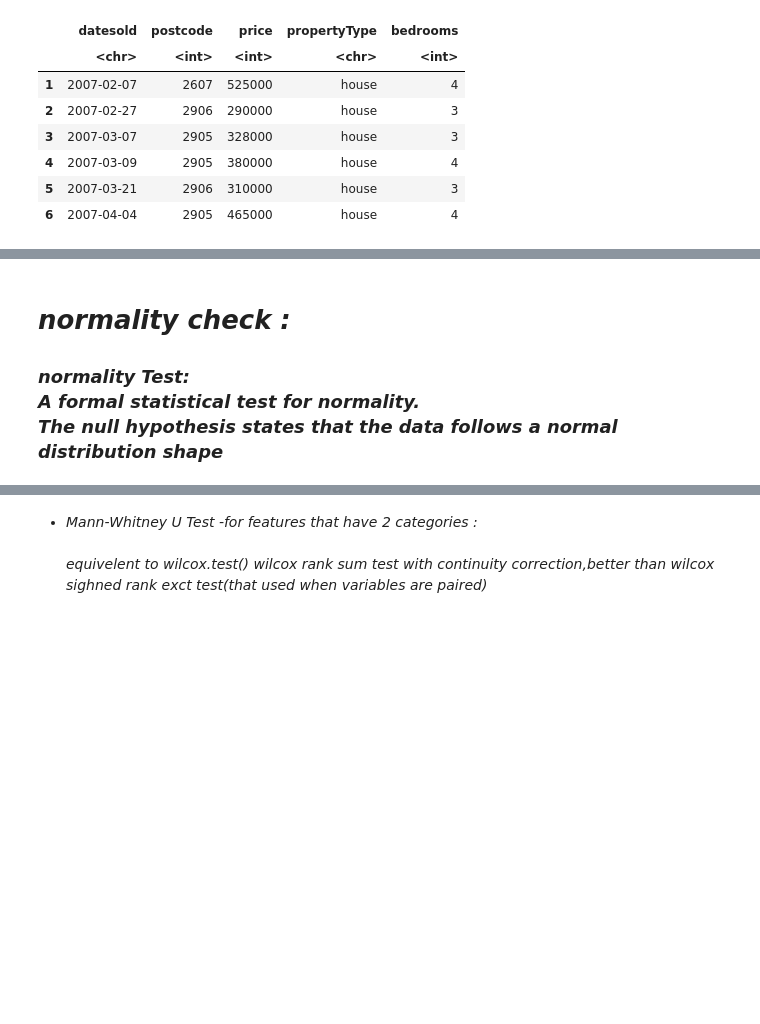
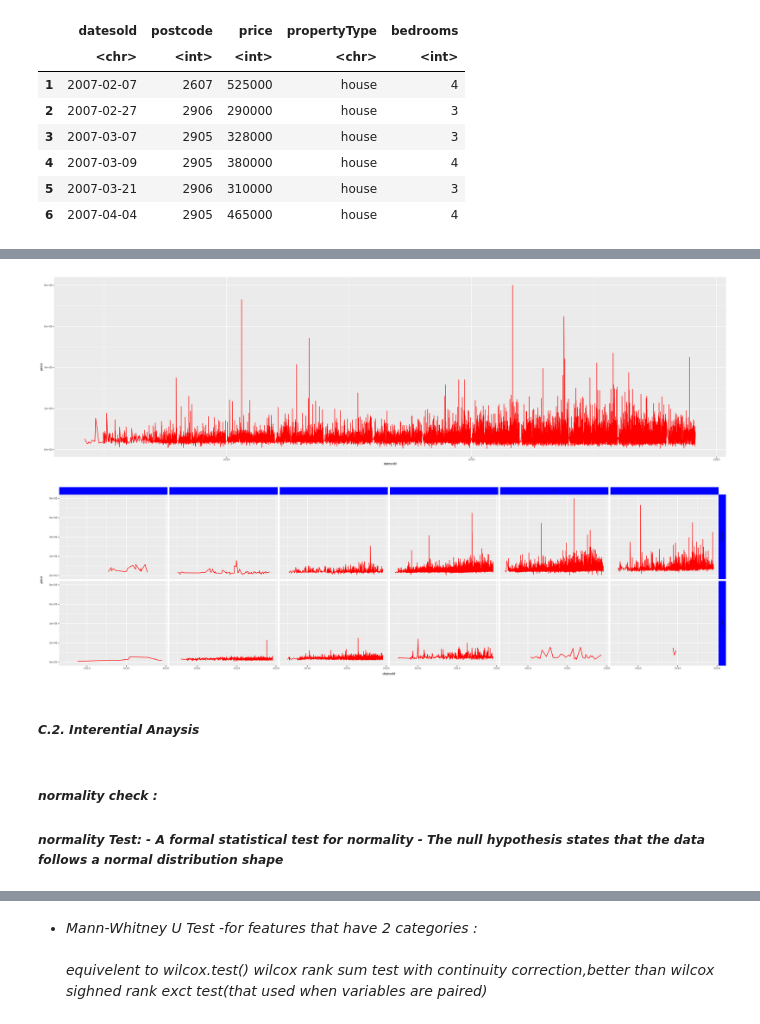
Before and after one commit to omars1234/TimeSeries_ML, a Jupyter notebook: House_prices_Analysis/stats.ipynb, the cells around one changed output, grey strips where cells are left out. Saved outputs shown, nothing was run; the diff lists cells and outputs as text; code cells hidden in the pictures; blank space fills up the shorter version.

Commit message:
update the tests and mentioned some commints

```diff
--- a/House_prices_Analysis/stats.ipynb
+++ b/House_prices_Analysis/stats.ipynb
@@ -67,6 +103,14 @@ $ bedrooms     <fct> 4, 3, 3, 4, 3, 4, 3, 4, 3, 3, 3, 3, 4, 4, 4, 5, 3, 5, 4,
+# %%
+df %>% ggplot(aes(x=datesold,y = price))+geom_line(color="red")
+df %>% ggplot(aes(x=datesold,y = price))+geom_line(color="red")+facet_grid(propertyType~bedrooms)+theme( strip.background = element_rect( fill="blue" ))
+# %% [output]
+[figure, added]
+[figure, added]
+# %% [markdown]
+##### *C.2. Interential Anaysis*
 # %% [markdown]
-# *normality check :*
-### *normality Test:*<br>*A formal statistical test for normality.*<br> *The null hypothesis states that the data follows a normal distribution shape*
+##### *normality check :*<br>
+##### *normality Test: - A formal statistical test for normality - The null hypothesis states that the data follows a normal distribution shape*
 # %%
 df %>% select(price)  %>%  normality()
 # %% [output]
```
Also changed, not shown: parts of 36 cells of this notebook.
